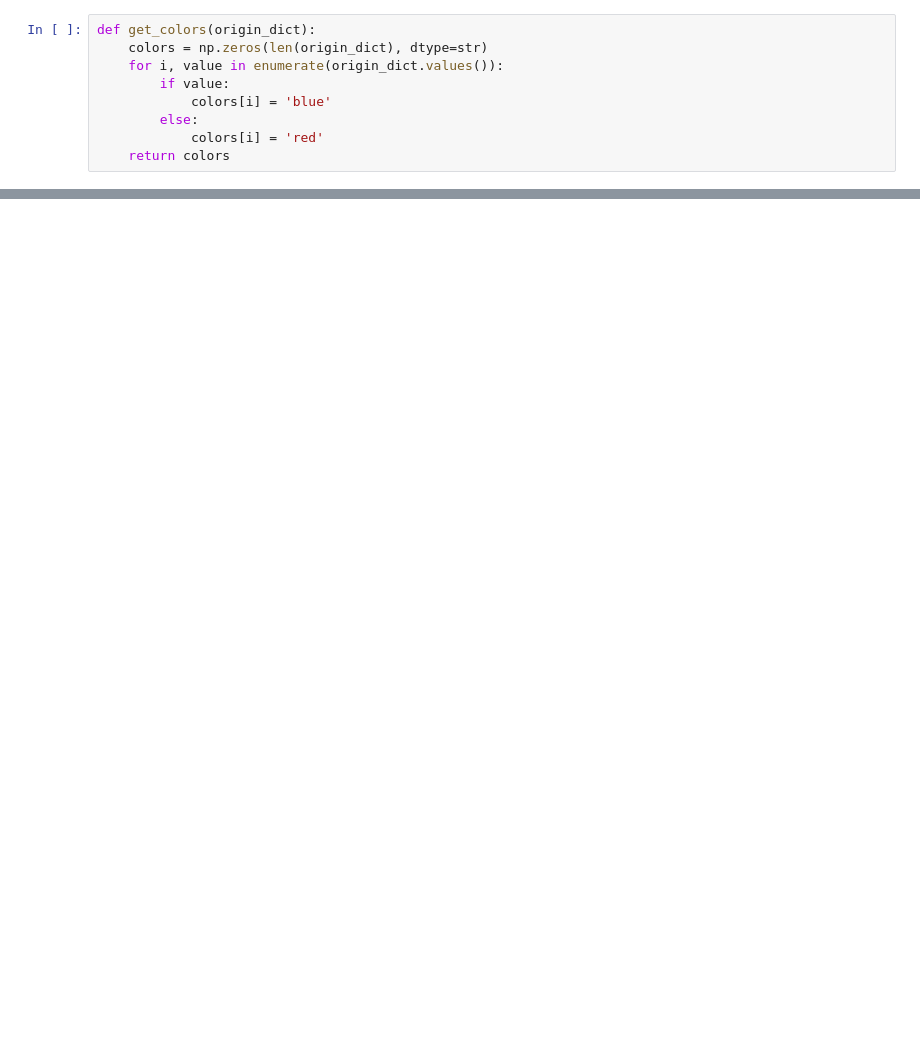
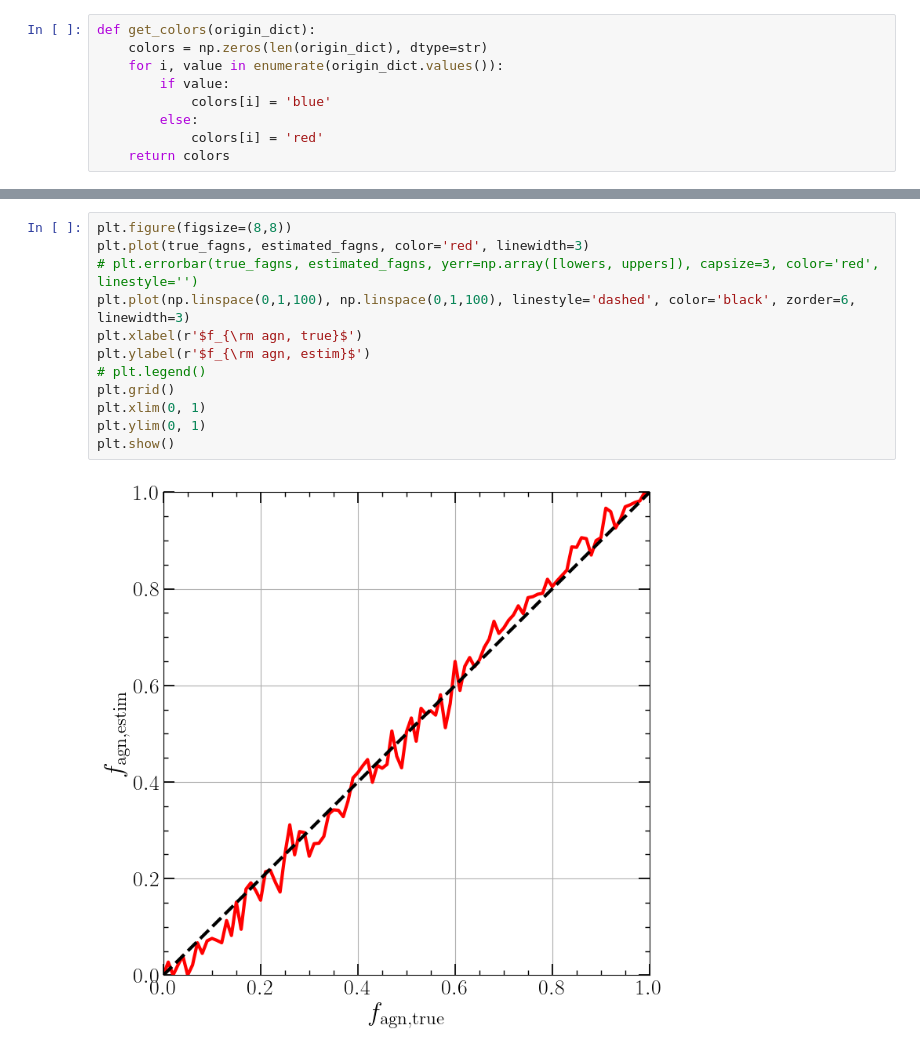
Before and after one commit to LucasPouw/darksirenpop, a Jupyter notebook: checkresults.ipynb, the cells around one changed output, grey strips where cells are left out. Drawn from its saved outputs; the diff is of its cells as text; blank space fills up the shorter version.

```diff
--- a/checkresults.ipynb
+++ b/checkresults.ipynb
@@ -123,0 +170,14 @@ plt.show()
+# %%
+plt.figure(figsize=(8,8))
+plt.plot(true_fagns, estimated_fagns, color='red', linewidth=3)
+# plt.errorbar(true_fagns, estimated_fagns, yerr=np.array([lowers, uppers]), capsize=3, color='red', linestyle='')
+plt.plot(np.linspace(0,1,100), np.linspace(0,1,100), linestyle='dashed', color='black', zorder=6, linewidth=3)
+plt.xlabel(r'$f_{\rm agn, true}$')
+plt.ylabel(r'$f_{\rm agn, estim}$')
+# plt.legend()
+plt.grid()
+plt.xlim(0, 1)
+plt.ylim(0, 1)
+plt.show()
+# %% [output]
+[figure, added]
```
Also changed, not shown: parts of 6 cells of this notebook, 8 other files.
